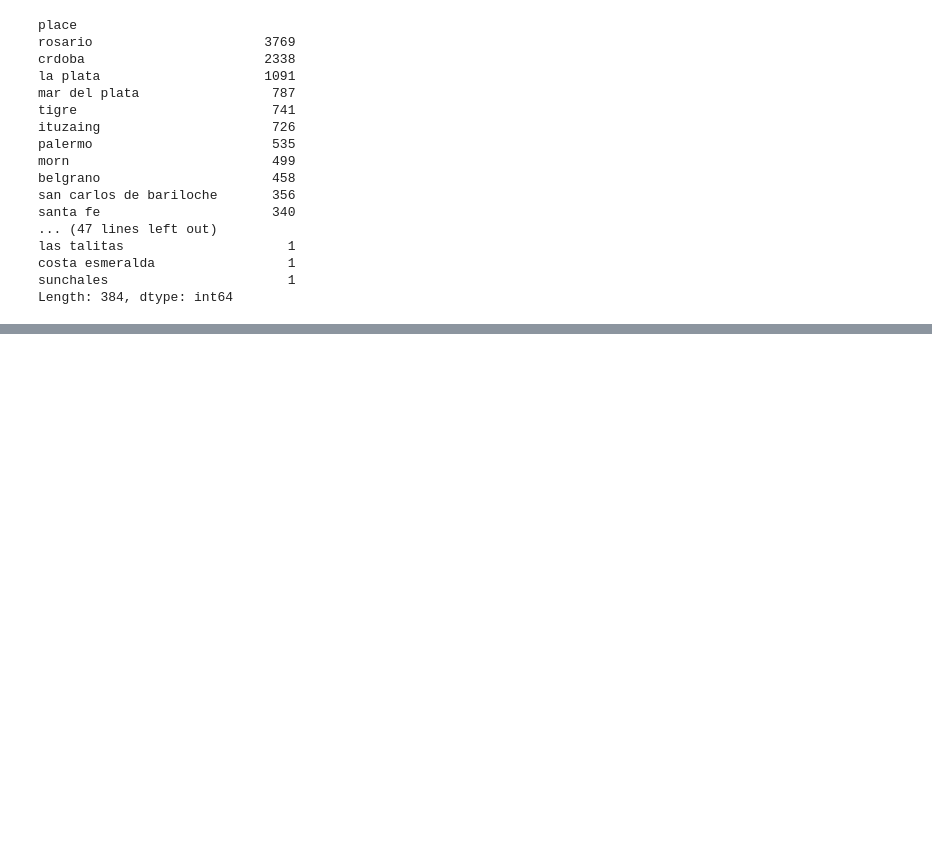
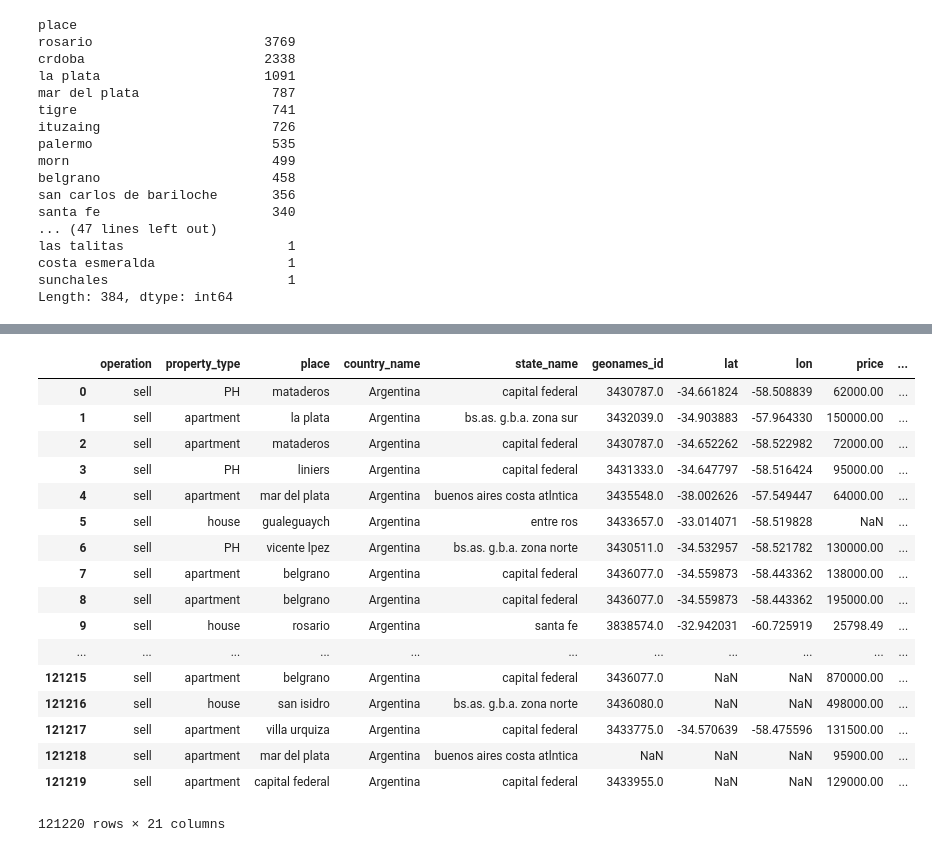
Before and after one commit to Diegoecab/Datascience---dataset-cleaning, a Jupyter notebook: inmo.desafio.principal.diego.ipynb, the cells around one changed output, grey strips where cells are left out. Cells and saved outputs as stored; diff of their text form; code cells hidden in the pictures; blank space fills up the shorter version.

```diff
--- a/inmo.desafio.principal.diego.ipynb
+++ b/inmo.desafio.principal.diego.ipynb
@@ -955,0 +1016,7 @@ df.describe()
+# %%
+df['cochera'] = 0
+df['pileta'] = 0
+# %%
+#b. en la descripcion aparece "monoambiente" o "mono" y rooms es null, pongo 1
+df.loc[((df['description'].notnull()) & (df['description'].str.lower().str.contains('coch')) | (df['description'].str.lower().str.contains('coch.'))),'cochera'] = 1
+df.loc[((df['description'].notnull()) & (df['description'].str.lower().str.contains('pile')) | (df['description'].str.lower().str.contains('pil.')) | (df['description'].str.lower().str.contains('pisc'))),'pileta'] = 1
@@ -955,0 +1035,3 @@ df.describe()
+# %%
+#Agrego columna con IDs por cada lugar
+df = df.assign(place_id=(df['country_name'] + '_' + df['state_name'] + '_' + df['country_name']).astype('category').cat.codes)
@@ -955,0 +1058,21 @@ df.describe()
+# %%
+df
+# %% [output]
+|  | operation | property_type | place | country_name | state_name | geonames_id | lat | lon | price | ... |
+| 0 | sell | PH | mataderos | Argentina | capital federal | 3430787.0 | -34.661824 | -58.508839 | 62000.00 | ... |
+| 1 | sell | apartment | la plata | Argentina | bs.as. g.b.a. zona sur | 3432039.0 | -34.903883 | -57.964330 | 150000.00 | ... |
+| 2 | sell | apartment | mataderos | Argentina | capital federal | 3430787.0 | -34.652262 | -58.522982 | 72000.00 | ... |
+| 3 | sell | PH | liniers | Argentina | capital federal | 3431333.0 | -34.647797 | -58.516424 | 95000.00 | ... |
+| 4 | sell | apartment | mar del plata | Argentina | buenos aires costa atlntica | 3435548.0 | -38.002626 | -57.549447 | 64000.00 | ... |
+| 5 | sell | house | gualeguaych | Argentina | entre ros | 3433657.0 | -33.014071 | -58.519828 | NaN | ... |
+| 6 | sell | PH | vicente lpez | Argentina | bs.as. g.b.a. zona norte | 3430511.0 | -34.532957 | -58.521782 | 130000.00 | ... |
+| 7 | sell | apartment | belgrano | Argentina | capital federal | 3436077.0 | -34.559873 | -58.443362 | 138000.00 | ... |
+| 8 | sell | apartment | belgrano | Argentina | capital federal | 3436077.0 | -34.559873 | -58.443362 | 195000.00 | ... |
+| 9 | sell | house | rosario | Argentina | santa fe | 3838574.0 | -32.942031 | -60.725919 | 25798.49 | ... |
+| ... | ... | ... | ... | ... | ... | ... | ... | ... | ... | ... |
+| 121215 | sell | apartment | belgrano | Argentina | capital federal | 3436077.0 | NaN | NaN | 870000.00 | ... |
+| 121216 | sell | house | san isidro | Argentina | bs.as. g.b.a. zona norte | 3436080.0 | NaN | NaN | 498000.00 | ... |
+| 121217 | sell | apartment | villa urquiza | Argentina | capital federal | 3433775.0 | -34.570639 | -58.475596 | 131500.00 | ... |
+| 121218 | sell | apartment | mar del plata | Argentina | buenos aires costa atlntica | NaN | NaN | NaN | 95900.00 | ... |
+| 121219 | sell | apartment | capital federal | Argentina | capital federal | 3433955.0 | NaN | NaN | 129000.00 | ... |
+121220 rows × 21 columns
```
Also changed, not shown: parts of 23 cells of this notebook.
